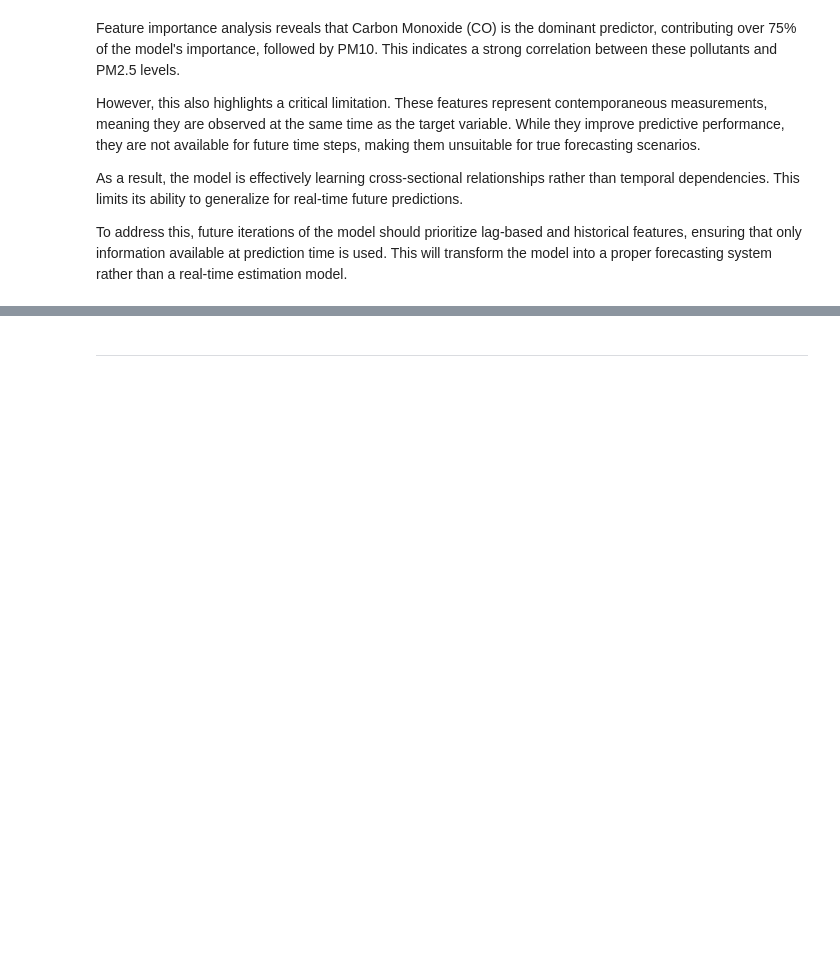
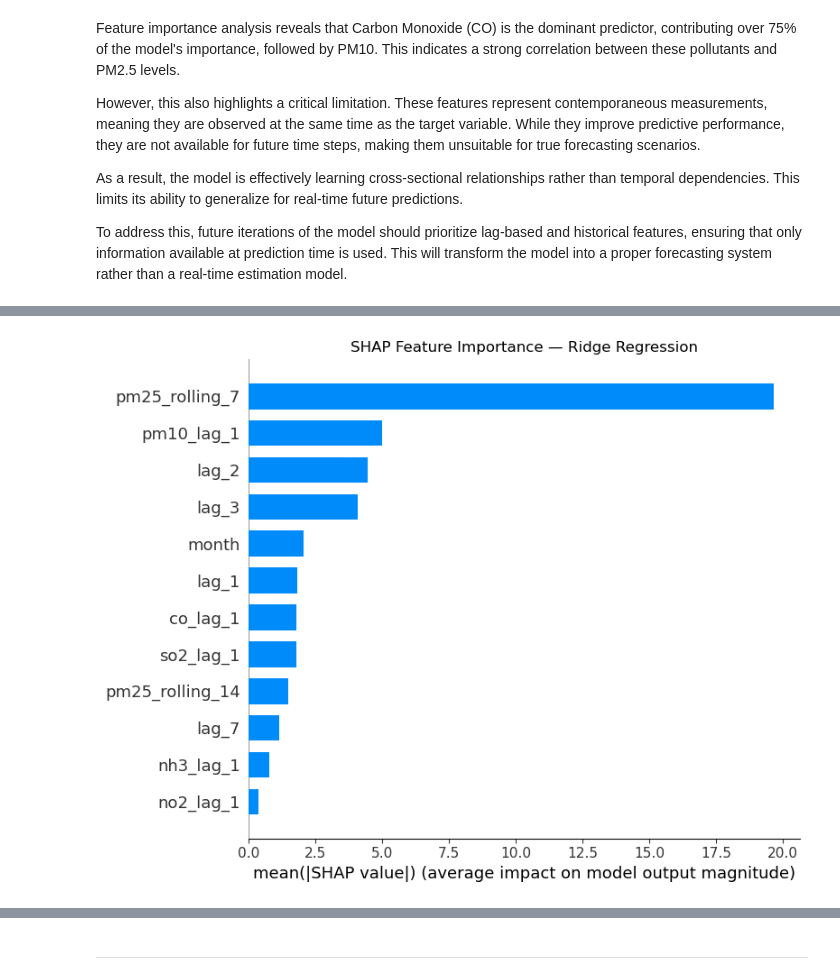
Before and after one commit to alinazir105/AQI-Forecasting-System, a Jupyter notebook: notebook/notebook.ipynb, the cells around one changed output, grey strips where cells are left out. Cells and saved outputs as stored; diff of their text form; code cells hidden in the pictures; blank space fills up the shorter version.

```diff
--- a/notebook/notebook.ipynb
+++ b/notebook/notebook.ipynb
@@ -775,0 +788,26 @@ To address this, future iterations of the model should prioritize lag-based and
+# %%
+# Extract the Ridge model and scaler from the pipeline
+ridge_model = ridge_pipe.named_steps['model']
+scaler = ridge_pipe.named_steps['preprocessor']
+
+# Scale the test data the same way the pipeline does
+X_test_scaled = scaler.transform(X_test)
+
+# Create SHAP explainer using the Ridge model directly
+explainer = shap.LinearExplainer(ridge_model, X_test_scaled)
+shap_values = explainer(X_test_scaled)
+
+# Summary bar plot — mean absolute SHAP value per feature
+shap.summary_plot(
+    shap_values,
+    X_test,
+    feature_names=feature_names,
+    plot_type="bar",
+    show=False
+)
+plt.title("SHAP Feature Importance — Ridge Regression")
+plt.tight_layout()
+plt.savefig("../models/shap_importance.png", dpi=150, bbox_inches="tight")
+plt.show()
+# %% [output]
+[figure, added]
```
Also changed, not shown: parts of 13 cells of this notebook, 4 other files.
